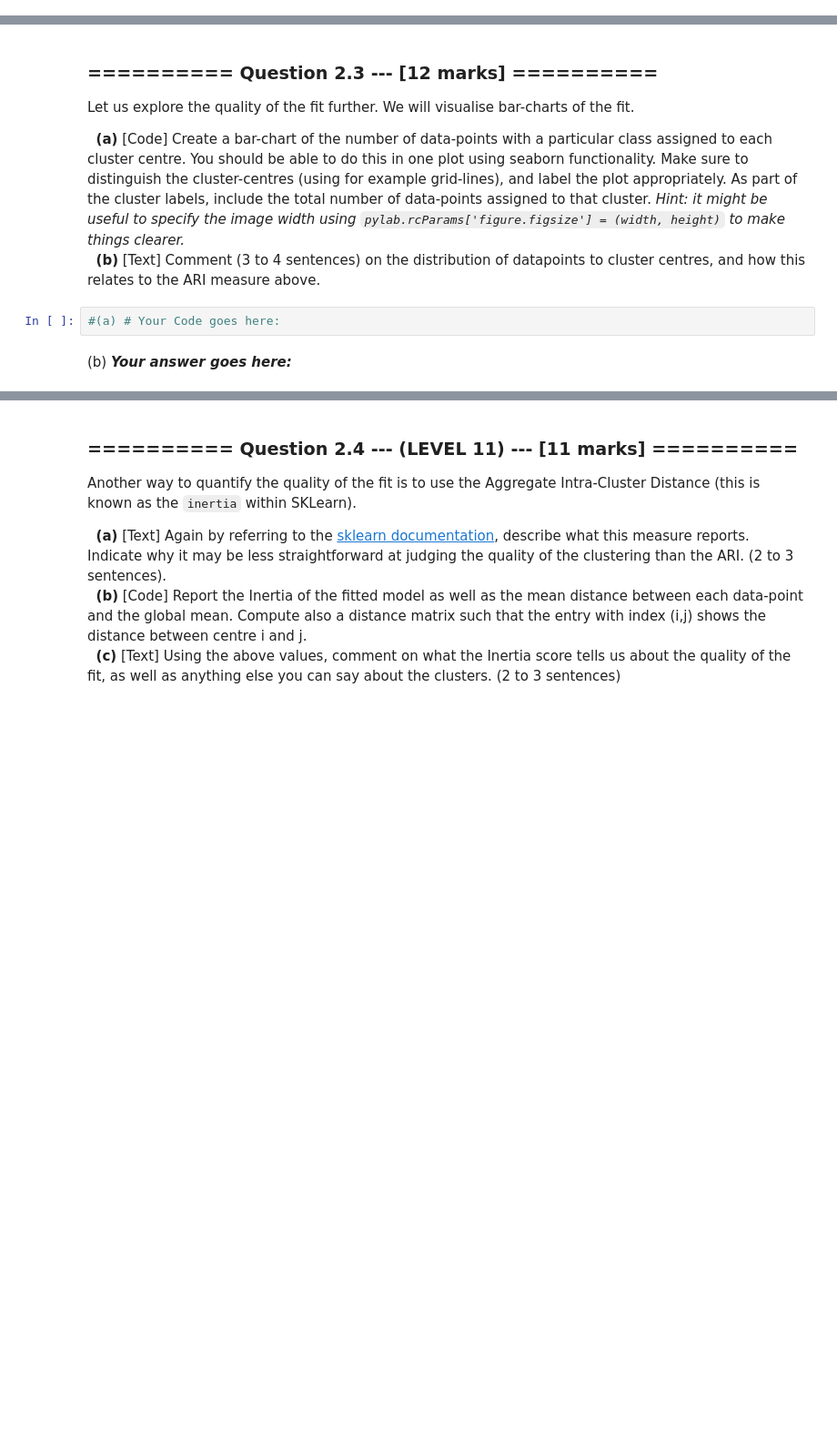
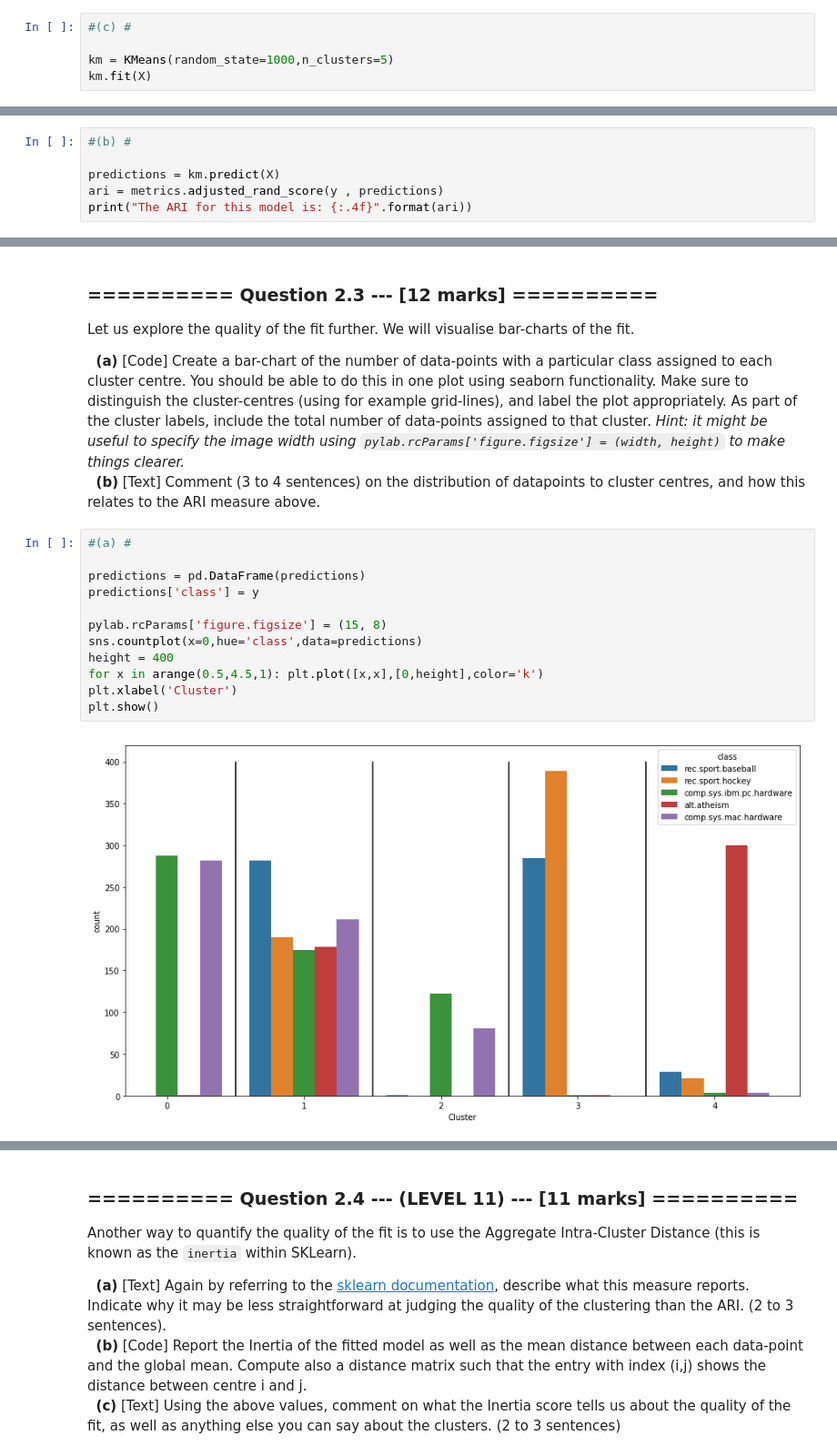
Before and after one commit to RJHughes/ML18, a Jupyter notebook: Assignments/04_A_KMeans.ipynb, the cells around one changed output, grey strips where cells are left out. Shown at 91% size. Drawn from its saved outputs; the diff is of its cells as text; blank space fills up the shorter version.

```diff
--- a/Assignments/04_A_KMeans.ipynb
+++ b/Assignments/04_A_KMeans.ipynb
@@ -213,0 +210,5 @@ We will now use [K-Means](http://scikit-learn.org/0.19/modules/generated/sklearn
+# %%
+#(c) #
+
+km = KMeans(random_state=1000,n_clusters=5)
+km.fit(X)
@@ -227,0 +229,6 @@ We will now evaluate the quality of this fit, primarily through the Adjusted Ran
+# %%
+#(b) #
+
+predictions = km.predict(X)
+ari = metrics.adjusted_rand_score(y , predictions)
+print("The ARI for this model is: {:.4f}".format(ari))
@@ -232,7 +243,17 @@ Let us explore the quality of the fit further. We will visualise bar-charts of t
 
 &nbsp;&nbsp;**(a)** [Code] Create a bar-chart of the number of data-points with a particular class assigned to each cluster centre. You should be able to do this in one plot using seaborn functionality. Make sure to distinguish the cluster-centres (using for example grid-lines), and label the plot appropriately. As part of the cluster labels, include the total number of data-points assigned to that cluster. *Hint: it might be useful to specify the image width using `pylab.rcParams['figure.figsize'] = (width, height)` to make things clearer.*<br>
 &nbsp;&nbsp;**(b)** [Text] Comment (3 to 4 sentences) on the distribution of datapoints to cluster centres, and how this relates to the ARI measure above.
-# %%
-#(a) # Your Code goes here:
-# %% [markdown]
-(b) ***Your answer goes here:***
+# %%
+#(a) #
+
+predictions = pd.DataFrame(predictions)
+predictions['class'] = y
+
+pylab.rcParams['figure.figsize'] = (15, 8)
+sns.countplot(x=0,hue='class',data=predictions)
+height = 400
+for x in arange(0.5,4.5,1): plt.plot([x,x],[0,height],color='k')
+plt.xlabel('Cluster')
+plt.show()
+# %% [output]
+[figure, added]
```
Also changed, not shown: parts of 23 cells of this notebook.
